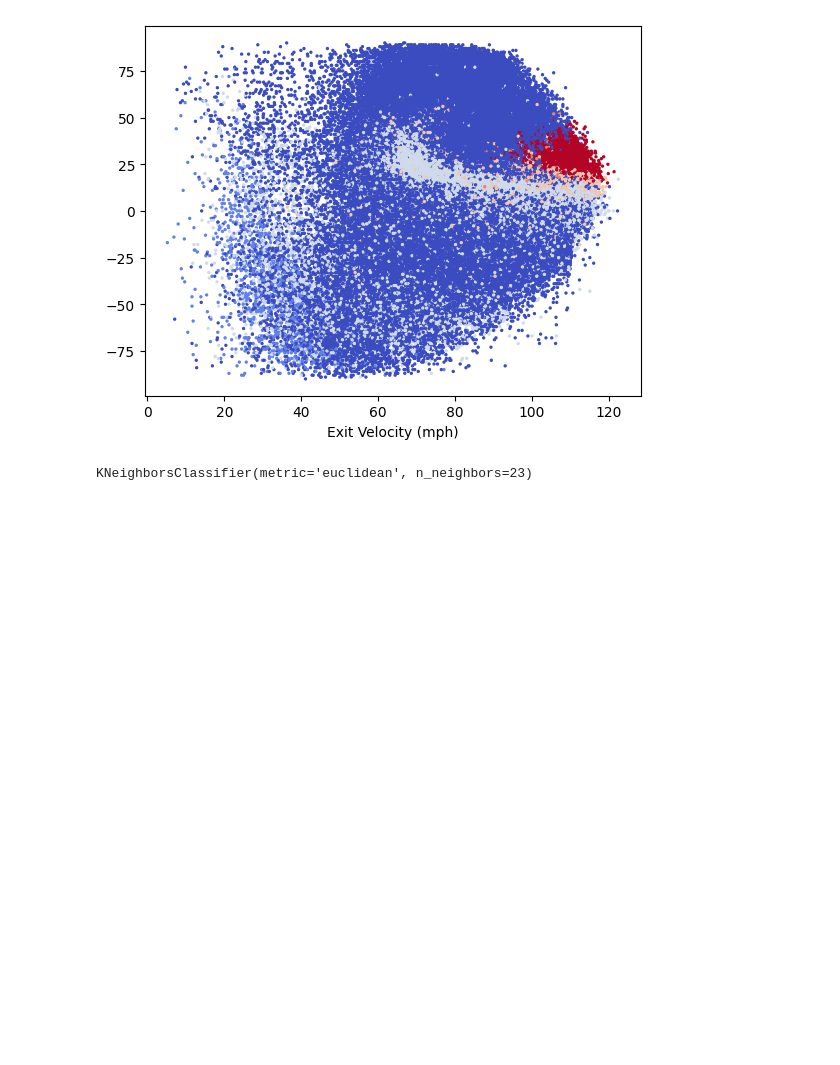
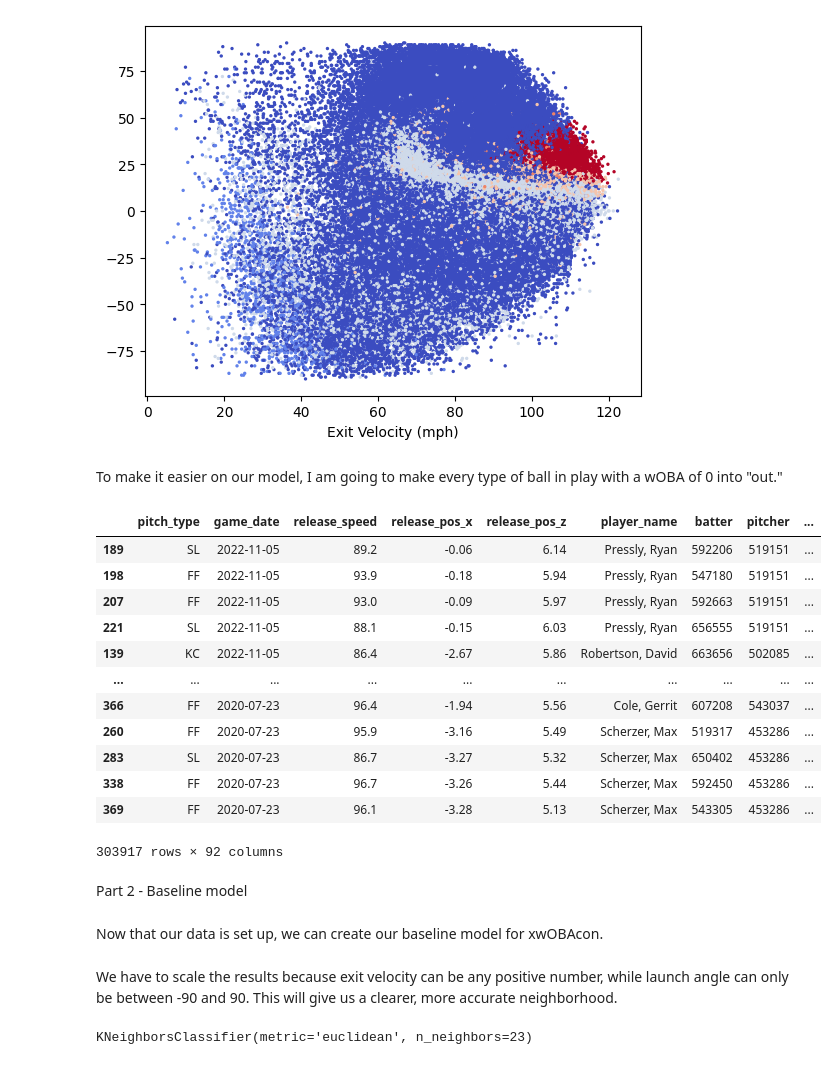
Before and after one commit to Chris-Ayres/xwOBA-Model, a Jupyter notebook: Pybaseball test.ipynb, the cells around one changed output. Saved outputs shown, nothing was run; the diff lists cells and outputs as text; code cells hidden in the pictures; blank space fills up the shorter version.

```diff
--- a/Pybaseball test.ipynb
+++ b/Pybaseball test.ipynb
@@ -72,12 +56,41 @@ ax.set_xlabel('Exit Velocity (mph)')
 # %% [output]
 Text(0.5, 0, 'Exit Velocity (mph)')
 [figure]
+# %% [markdown]
+To make it easier on our model, I am going to make every type of ball in play with a wOBA of 0 into "out."
+# %%
+contact_data = contact_data.replace(['field_out', 'force_out', 'grounded_into_double_play',
+                                               'fielders_choice_out', 'sac_fly', 'field_error', 'sac_bunt_double_play',
+                                              'fielders_choice', 'sac_bunt', 'double_play', 'triple_play',
+                                              'sac_fly_double_play'], 'out')
+# %%
+contact_data
+# %% [output]
+|  | pitch_type | game_date | release_speed | release_pos_x | release_pos_z | player_name | batter | pitcher | ... |
+| 189 | SL | 2022-11-05 | 89.2 | -0.06 | 6.14 | Pressly, Ryan | 592206 | 519151 | ... |
+| 198 | FF | 2022-11-05 | 93.9 | -0.18 | 5.94 | Pressly, Ryan | 547180 | 519151 | ... |
+| 207 | FF | 2022-11-05 | 93.0 | -0.09 | 5.97 | Pressly, Ryan | 592663 | 519151 | ... |
+| 221 | SL | 2022-11-05 | 88.1 | -0.15 | 6.03 | Pressly, Ryan | 656555 | 519151 | ... |
+| 139 | KC | 2022-11-05 | 86.4 | -2.67 | 5.86 | Robertson, David | 663656 | 502085 | ... |
+| ... | ... | ... | ... | ... | ... | ... | ... | ... | ... |
+| 366 | FF | 2020-07-23 | 96.4 | -1.94 | 5.56 | Cole, Gerrit | 607208 | 543037 | ... |
+| 260 | FF | 2020-07-23 | 95.9 | -3.16 | 5.49 | Scherzer, Max | 519317 | 453286 | ... |
+| 283 | SL | 2020-07-23 | 86.7 | -3.27 | 5.32 | Scherzer, Max | 650402 | 453286 | ... |
+| 338 | FF | 2020-07-23 | 96.7 | -3.26 | 5.44 | Scherzer, Max | 592450 | 453286 | ... |
+| 369 | FF | 2020-07-23 | 96.1 | -3.28 | 5.13 | Scherzer, Max | 543305 | 453286 | ... |
+303917 rows × 92 columns
+# %% [markdown]
+Part 2 - Baseline model
+# %% [markdown]
+Now that our data is set up, we can create our baseline model for xwOBAcon.
 # %%
 from sklearn.metrics import confusion_matrix, f1_score, accuracy_score
 # %%
 X = contact_data[["launch_speed", "launch_angle"]]
 Y = contact_data[['events']]
 X_train, X_test, Y_train, Y_test = train_test_split(X, Y, random_state = 0, test_size = .2)
+# %% [markdown]
+We have to scale the results because exit velocity can be any positive number, while launch angle can only be between -90 and 90. This will give us a clearer, more accurate neighborhood.
 # %%
 sc_X = StandardScaler()
 X_train = sc_X.fit_transform(X_train)
```
Also changed, not shown: parts of 15 cells of this notebook.
